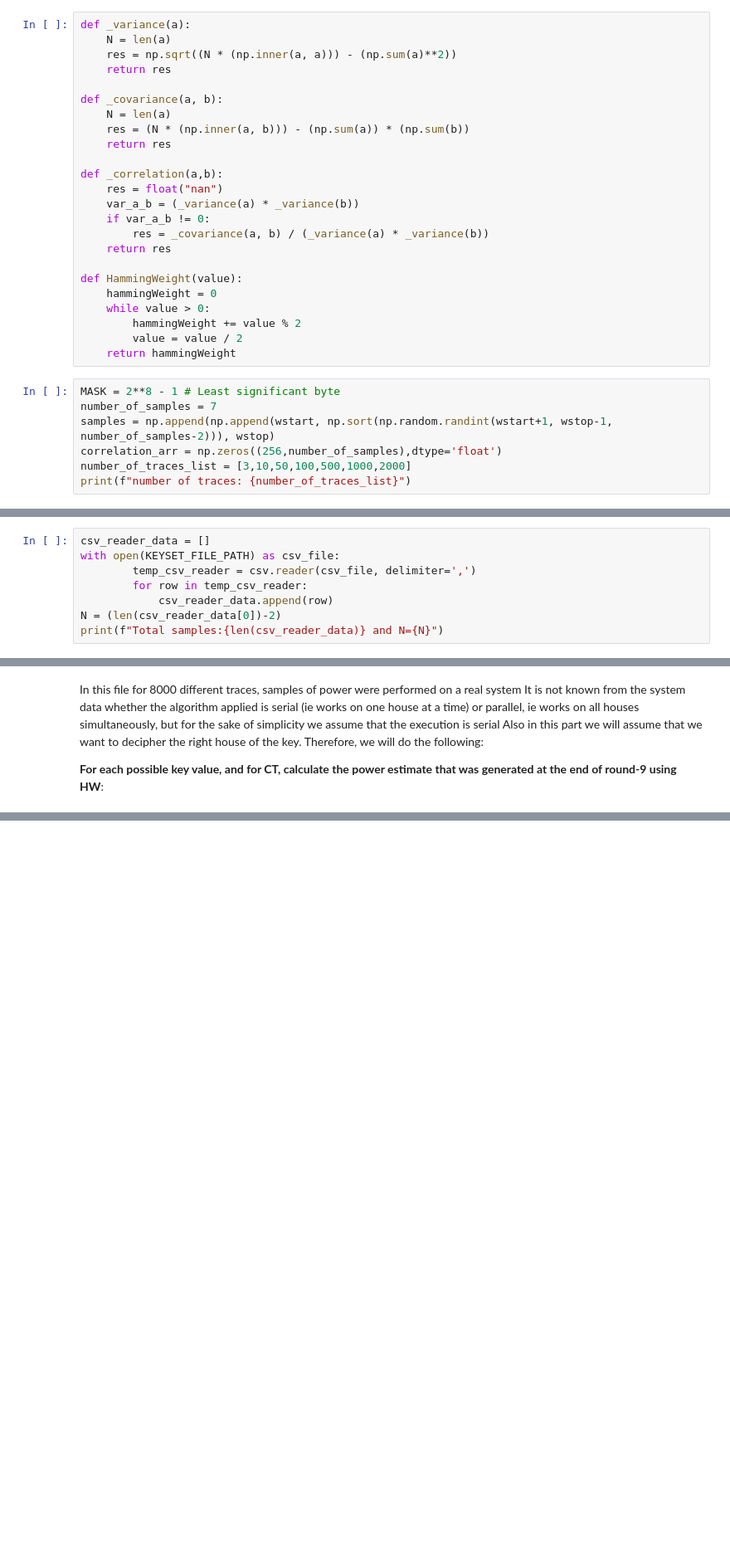
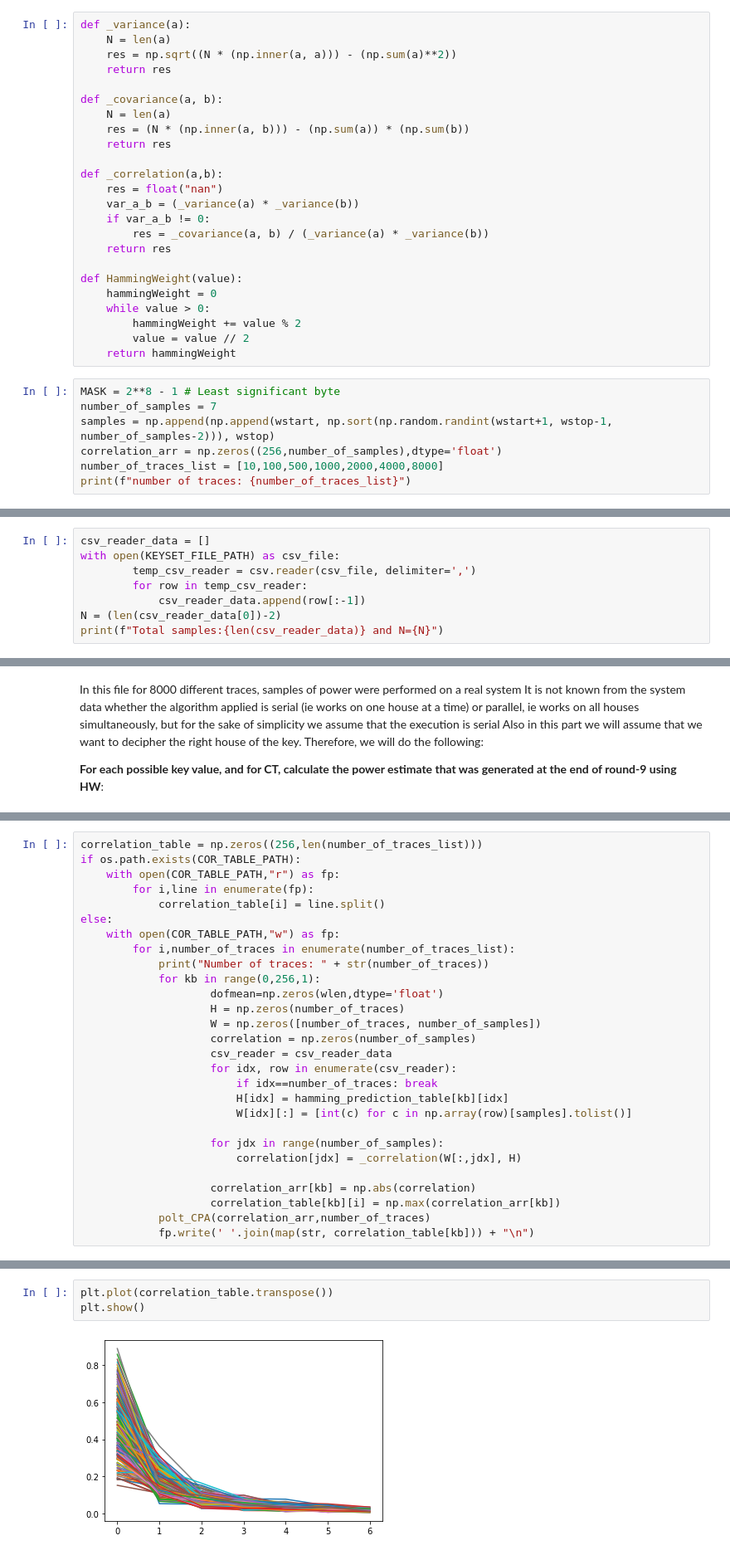
Before and after one commit to kfirgirstein/Hardware_Security_HW_049017, a Jupyter notebook: HW/HW2/part2_2.ipynb, the cells around one changed output, grey strips where cells are left out. Shown at 83% size. Saved outputs shown, nothing was run; the diff lists cells and outputs as text; blank space fills up the shorter version.

```diff
--- a/HW/HW2/part2_2.ipynb
+++ b/HW/HW2/part2_2.ipynb
@@ -67,13 +71,13 @@ def HammingWeight(value):
     hammingWeight = 0
     while value > 0:
         hammingWeight += value % 2
-        value = value / 2
+        value = value // 2
     return hammingWeight
 # %%
 MASK = 2**8 - 1 # Least significant byte
 number_of_samples = 7
 samples = np.append(np.append(wstart, np.sort(np.random.randint(wstart+1, wstop-1, number_of_samples-2))), wstop)
 correlation_arr = np.zeros((256,number_of_samples),dtype='float')
-number_of_traces_list = [3,10,50,100,500,1000,2000]
+number_of_traces_list = [10,100,500,1000,2000,4000,8000]
 print(f"number of traces: {number_of_traces_list}")
 # %% [output]
@@ -88,7 +92,7 @@ csv_reader_data = []
 with open(KEYSET_FILE_PATH) as csv_file:
         temp_csv_reader = csv.reader(csv_file, delimiter=',')
         for row in temp_csv_reader:
-            csv_reader_data.append(row)
+            csv_reader_data.append(row[:-1])
 N = (len(csv_reader_data[0])-2)
 print(f"Total samples:{len(csv_reader_data)} and N={N}")
 # %% [output]
@@ -200,0 +192,28 @@ correct_key_byte=0x4f
+# %%
+correlation_table = np.zeros((256,len(number_of_traces_list)))
+if os.path.exists(COR_TABLE_PATH):
+    with open(COR_TABLE_PATH,"r") as fp:
+        for i,line in enumerate(fp):
+            correlation_table[i] = line.split()
+else:
+    with open(COR_TABLE_PATH,"w") as fp:
+        for i,number_of_traces in enumerate(number_of_traces_list):
+            print("Number of traces: " + str(number_of_traces))
+            for kb in range(0,256,1):
+                    dofmean=np.zeros(wlen,dtype='float')
+                    H = np.zeros(number_of_traces)
+                    W = np.zeros([number_of_traces, number_of_samples])
+                    correlation = np.zeros(number_of_samples)
+                    csv_reader = csv_reader_data
+                    for idx, row in enumerate(csv_reader):
+                        if idx==number_of_traces: break
+                        H[idx] = hamming_prediction_table[kb][idx]
+                        W[idx][:] = [int(c) for c in np.array(row)[samples].tolist()]
+
+                    for jdx in range(number_of_samples):
+                        correlation[jdx] = _correlation(W[:,jdx], H)
+
+                    correlation_arr[kb] = np.abs(correlation)
+                    correlation_table[kb][i] = np.max(correlation_arr[kb])
+            polt_CPA(correlation_arr,number_of_traces)
+            fp.write(' '.join(map(str, correlation_table[kb])) + "\n")
@@ -200,0 +256,5 @@ correct_key_byte=0x4f
+# %%
+plt.plot(correlation_table.transpose())
+plt.show()
+# %% [output]
+[figure, added]
```
Also changed, not shown: parts of 19 cells of this notebook, 26 other files.
